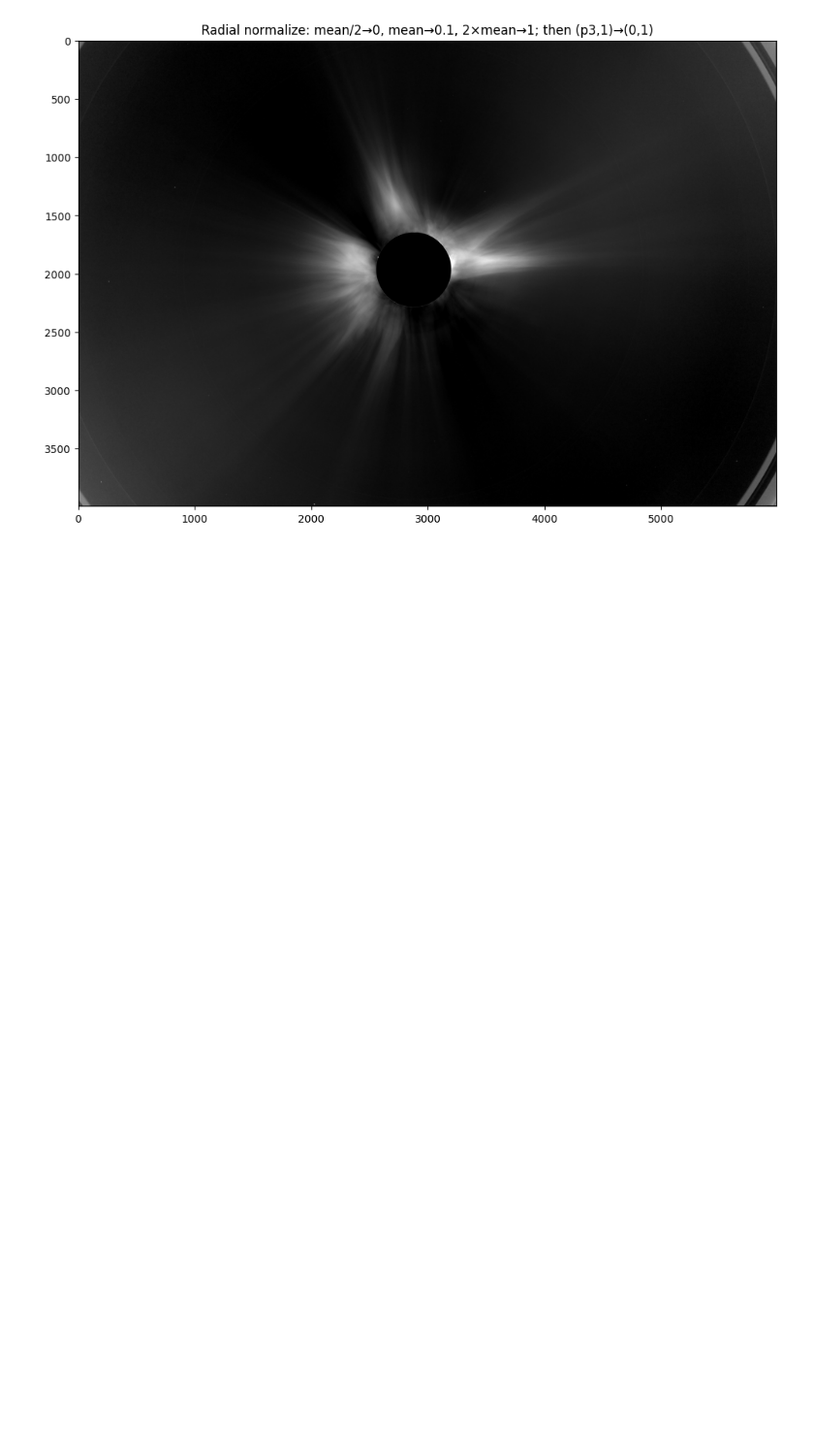
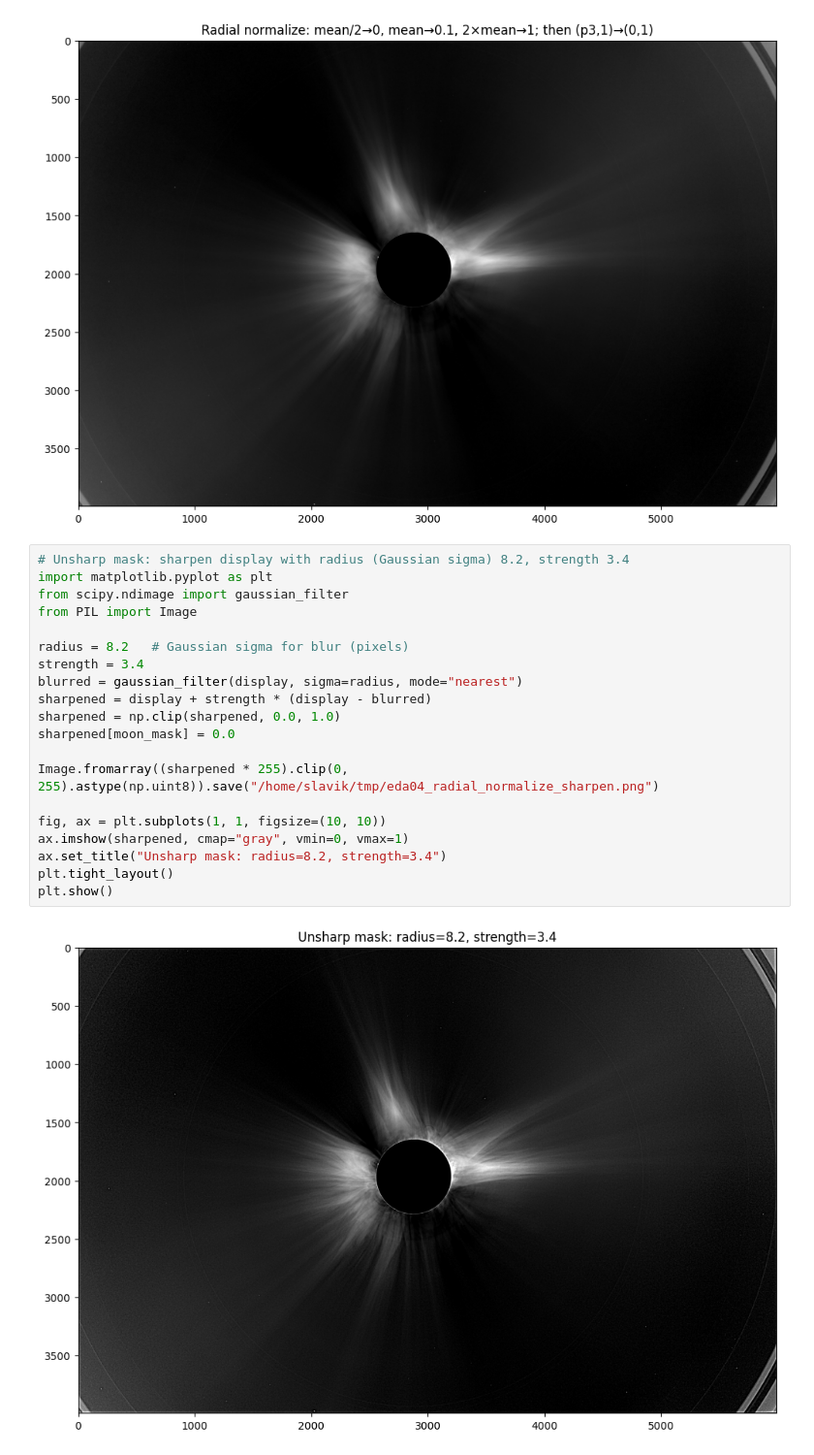
Before and after one commit to JosefSlavicek/e202602_eclipse, a Jupyter notebook: eda04.ipynb, the cells around one changed output. Shown at 97% size. Cells and saved outputs as stored; diff of their text form; blank space fills up the shorter version.

Commit message:
Sharpen

```diff
--- a/eda04.ipynb
+++ b/eda04.ipynb
@@ -371,3 +371,25 @@ plt.tight_layout()
 plt.show()
 # %% [output]
 [figure]
+# %%
+# Unsharp mask: sharpen display with radius (Gaussian sigma) 8.2, strength 3.4
+import matplotlib.pyplot as plt
+from scipy.ndimage import gaussian_filter
+from PIL import Image
+
+radius = 8.2   # Gaussian sigma for blur (pixels)
+strength = 3.4
+blurred = gaussian_filter(display, sigma=radius, mode="nearest")
+sharpened = display + strength * (display - blurred)
+sharpened = np.clip(sharpened, 0.0, 1.0)
+sharpened[moon_mask] = 0.0
+
+Image.fromarray((sharpened * 255).clip(0, 255).astype(np.uint8)).save("/home/slavik/tmp/eda04_radial_normalize_sharpen.png")
+
+fig, ax = plt.subplots(1, 1, figsize=(10, 10))
+ax.imshow(sharpened, cmap="gray", vmin=0, vmax=1)
+ax.set_title("Unsharp mask: radius=8.2, strength=3.4")
+plt.tight_layout()
+plt.show()
+# %% [output]
+[figure, added]
```
